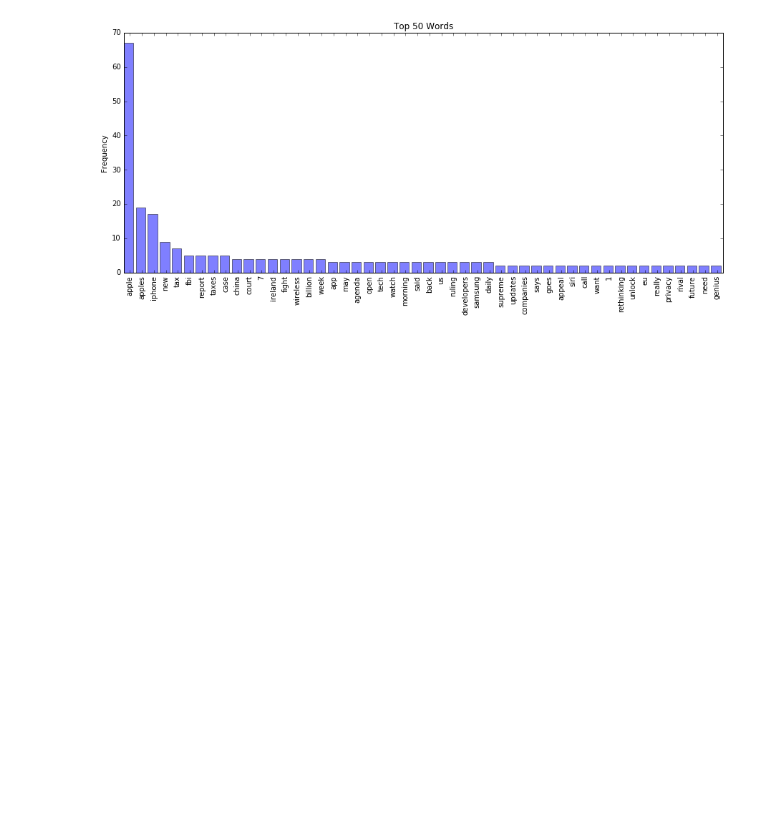
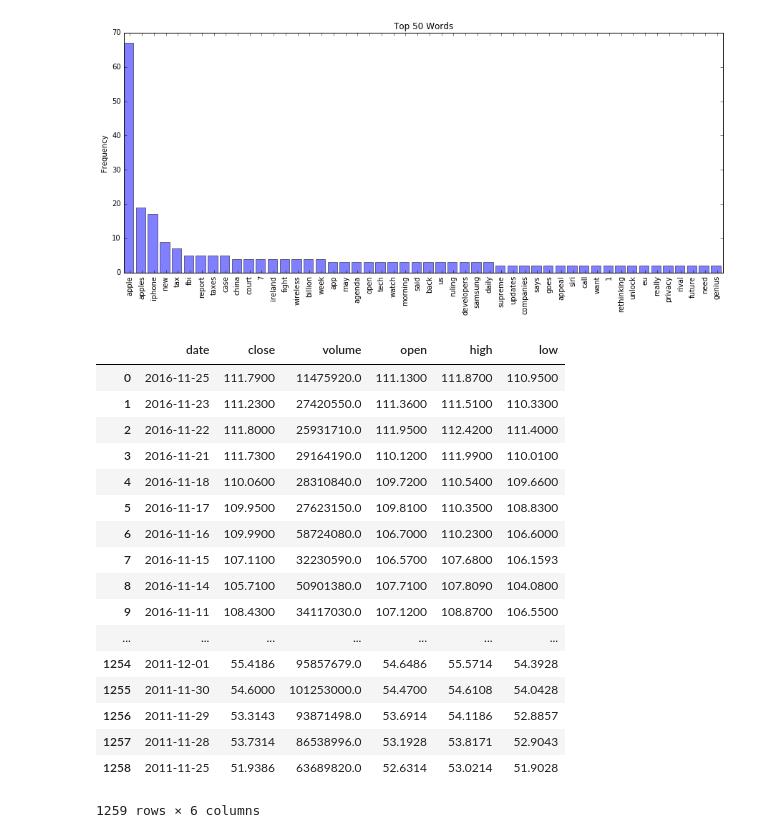
Before and after one commit to alexanderplin/CS109-Final-Project, a Jupyter notebook: Data Exploration.ipynb, the cells around one changed output. Cells and saved outputs as stored; diff of their text form; code cells hidden in the pictures; blank space fills up the shorter version.

```diff
--- a/Data Exploration.ipynb
+++ b/Data Exploration.ipynb
@@ -334,3 +338,26 @@ plt.setp(labels, rotation=90, fontsize=10)
 plt.show()
 # %% [output]
 [figure]
+# %%
+stock_price = pd.read_csv('HistoricalQuotes.csv', parse_dates = [0], keep_date_col = True, encoding = 'cp1252')
+
+stock_price
+# %% [output]
+|  | date | close | volume | open | high | low |
+| 0 | 2016-11-25 | 111.7900 | 11475920.0 | 111.1300 | 111.8700 | 110.9500 |
+| 1 | 2016-11-23 | 111.2300 | 27420550.0 | 111.3600 | 111.5100 | 110.3300 |
+| 2 | 2016-11-22 | 111.8000 | 25931710.0 | 111.9500 | 112.4200 | 111.4000 |
+| 3 | 2016-11-21 | 111.7300 | 29164190.0 | 110.1200 | 111.9900 | 110.0100 |
+| 4 | 2016-11-18 | 110.0600 | 28310840.0 | 109.7200 | 110.5400 | 109.6600 |
+| 5 | 2016-11-17 | 109.9500 | 27623150.0 | 109.8100 | 110.3500 | 108.8300 |
+| 6 | 2016-11-16 | 109.9900 | 58724080.0 | 106.7000 | 110.2300 | 106.6000 |
+| 7 | 2016-11-15 | 107.1100 | 32230590.0 | 106.5700 | 107.6800 | 106.1593 |
+| 8 | 2016-11-14 | 105.7100 | 50901380.0 | 107.7100 | 107.8090 | 104.0800 |
+| 9 | 2016-11-11 | 108.4300 | 34117030.0 | 107.1200 | 108.8700 | 106.5500 |
+| ... | ... | ... | ... | ... | ... | ... |
+| 1254 | 2011-12-01 | 55.4186 | 95857679.0 | 54.6486 | 55.5714 | 54.3928 |
+| 1255 | 2011-11-30 | 54.6000 | 101253000.0 | 54.4700 | 54.6108 | 54.0428 |
+| 1256 | 2011-11-29 | 53.3143 | 93871498.0 | 53.6914 | 54.1186 | 52.8857 |
+| 1257 | 2011-11-28 | 53.7314 | 86538996.0 | 53.1928 | 53.8171 | 52.9043 |
+| 1258 | 2011-11-25 | 51.9386 | 63689820.0 | 52.6314 | 53.0214 | 51.9028 |
+1259 rows × 6 columns
```
Also changed, not shown: parts of 5 cells of this notebook, 1 other file.
